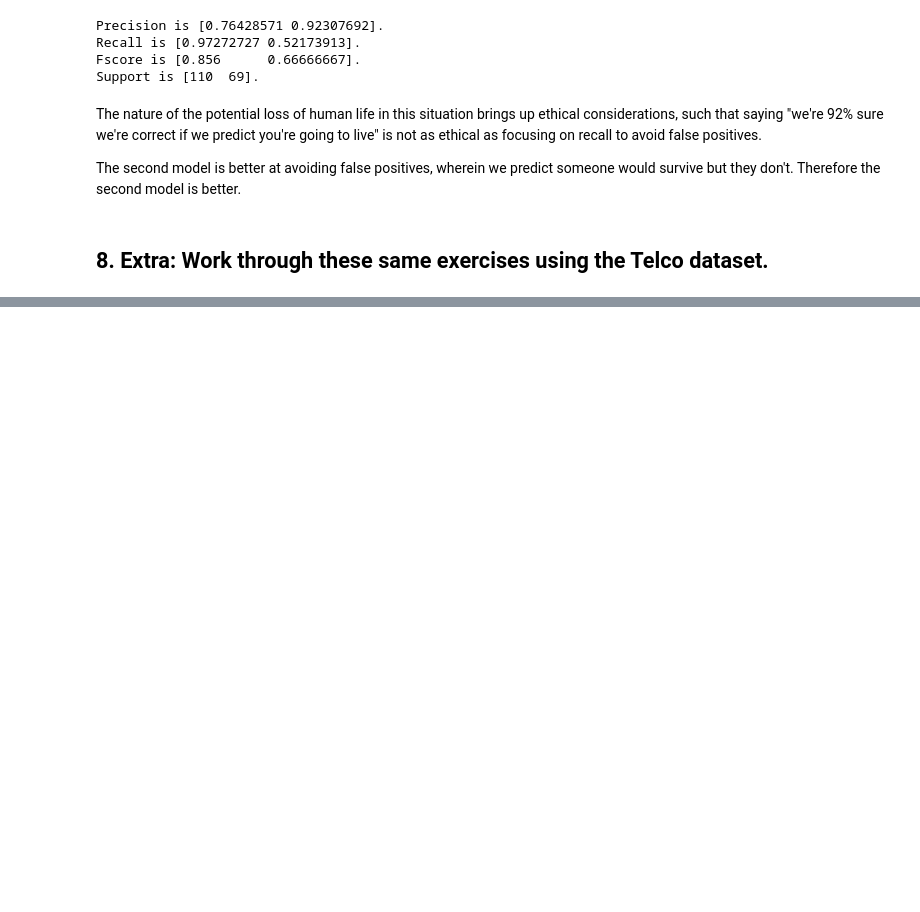
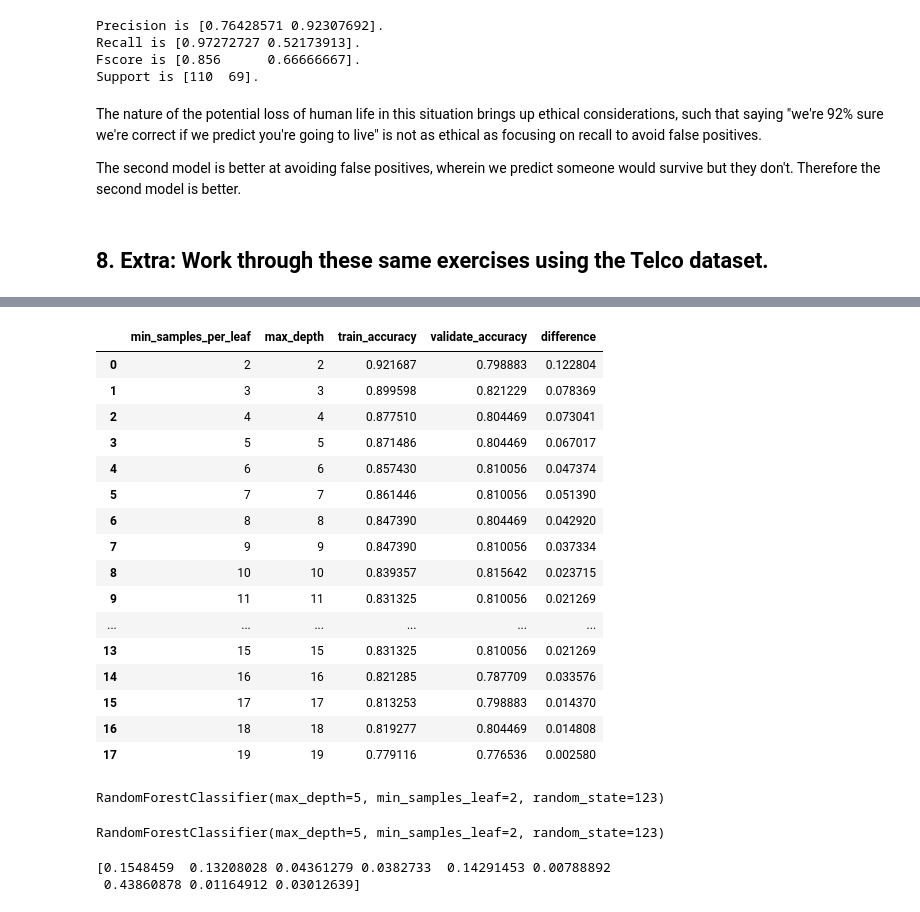
Before and after one commit to greg-maggard/classification_exercises, a Jupyter notebook: model.ipynb, the cells around one changed output, grey strips where cells are left out. Cells and saved outputs as stored; diff of their text form; code cells hidden in the pictures; blank space fills up the shorter version.

```diff
--- a/model.ipynb
+++ b/model.ipynb
@@ -522,0 +430,18 @@ array([307, 191])
+# %%
+for i in range(2, 21):
+    # Make the model
+    forest = RandomForestClassifier(max_depth = 21 - i, min_samples_leaf = i, random_state = 123)
+
+    # Fit the model (on train and only train)
+    forest = forest.fit(X_train, y_train)
+
+    # Use the model
+    # We'll evaluate the model's performance on train, first
+    y_predictions = forest.predict(X_train)
+
+    # Produce the classification report on the actual y values and this model's predicted y values
+    report = classification_report(y_train, y_predictions, output_dict=True)
+    print(f"Min Leaf of {11 - i}")
+    print(f"Forest with max depth of {i}")
+    print(pd.DataFrame(report))
+    print()
@@ -522,0 +466,48 @@ array([307, 191])
+# %%
+metrics = []
+max_depth = 20
+
+for i in range(2, max_depth):
+    # Make the model
+    depth = max_depth - i
+    n_samples = i
+    forest = RandomForestClassifier(max_depth = depth, min_samples_leaf = n_samples, random_state = 123)
+
+    # Fit the model (on train and only train)
+    forest = forest.fit(X_train, y_train)
+
+    # Use the model
+    # We'll evaluate the model's performance on train, first
+    in_sample_accuracy = forest.score(X_train, y_train)
+
+    out_of_sample_accuracy = forest.score(X_validate, y_validate)
+
+    output = {
+        "min_samples_per_leaf" : n_samples,
+        "max_depth": i,
+        "train_accuracy": in_sample_accuracy,
+        "validate_accuracy": out_of_sample_accuracy
+    }
+    metrics.append(output)
+
+df = pd.DataFrame(metrics)
+df['difference'] = df.train_accuracy - df.validate_accuracy
+df
+# %% [output]
+|  | min_samples_per_leaf | max_depth | train_accuracy | validate_accuracy | difference |
+| 0 | 2 | 2 | 0.921687 | 0.798883 | 0.122804 |
+| 1 | 3 | 3 | 0.899598 | 0.821229 | 0.078369 |
+| 2 | 4 | 4 | 0.877510 | 0.804469 | 0.073041 |
+| 3 | 5 | 5 | 0.871486 | 0.804469 | 0.067017 |
+| 4 | 6 | 6 | 0.857430 | 0.810056 | 0.047374 |
+| 5 | 7 | 7 | 0.861446 | 0.810056 | 0.051390 |
+| 6 | 8 | 8 | 0.847390 | 0.804469 | 0.042920 |
+| 7 | 9 | 9 | 0.847390 | 0.810056 | 0.037334 |
+| 8 | 10 | 10 | 0.839357 | 0.815642 | 0.023715 |
+| 9 | 11 | 11 | 0.831325 | 0.810056 | 0.021269 |
+| ... | ... | ... | ... | ... | ... |
+| 13 | 15 | 15 | 0.831325 | 0.810056 | 0.021269 |
+| 14 | 16 | 16 | 0.821285 | 0.787709 | 0.033576 |
+| 15 | 17 | 17 | 0.813253 | 0.798883 | 0.014370 |
+| 16 | 18 | 18 | 0.819277 | 0.804469 | 0.014808 |
+| 17 | 19 | 19 | 0.779116 | 0.776536 | 0.002580 |
@@ -522,0 +542,14 @@ array([307, 191])
+# %%
+rf2 = RandomForestClassifier(max_depth = 5, min_samples_leaf = 2, random_state = 123)
+rf2
+# %% [output]
+RandomForestClassifier(max_depth=5, min_samples_leaf=2, random_state=123)
+# %%
+rf2.fit(X_train, y_train)
+# %% [output]
+RandomForestClassifier(max_depth=5, min_samples_leaf=2, random_state=123)
+# %%
+print(rf2.feature_importances_)
+# %% [output]
+[0.1548459  0.13208028 0.04361279 0.0382733  0.14291453 0.00788892
+ 0.43860878 0.01164912 0.03012639]
```
Also changed, not shown: parts of 105 cells of this notebook.
